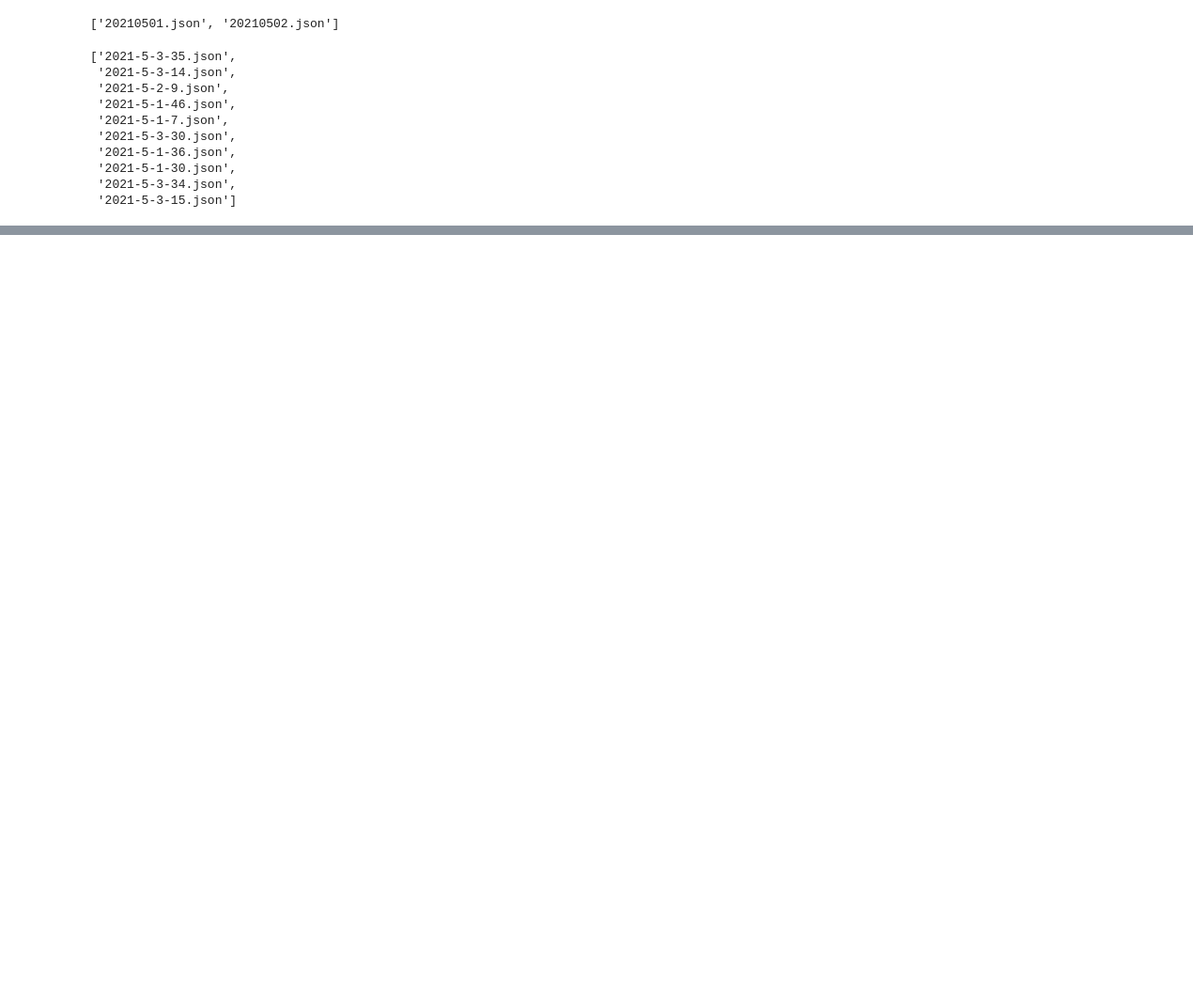
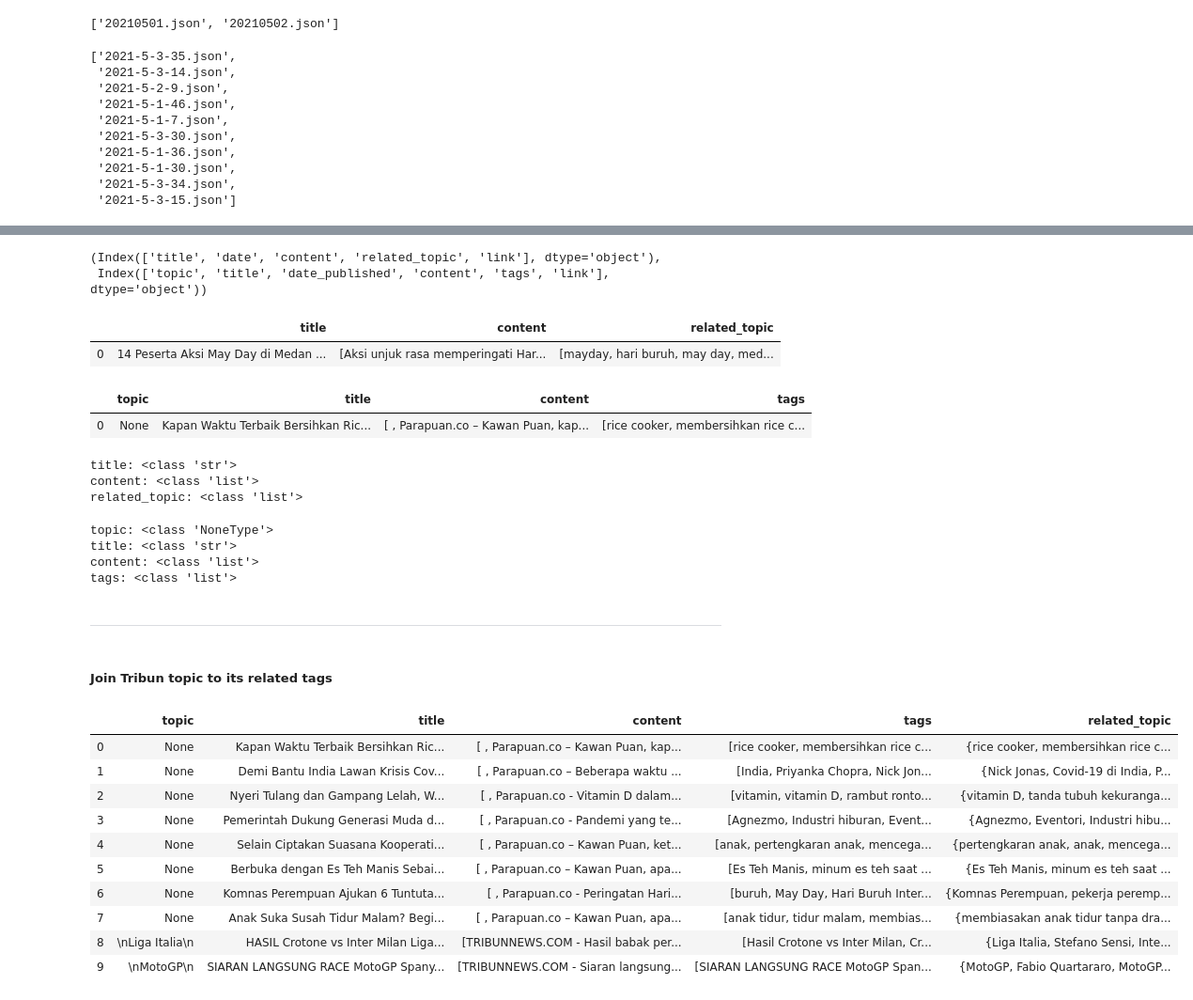
Before and after one commit to vioxcd-archive/cleaning-cnn-and-tribunnews, a Jupyter notebook: Cleaning.ipynb, the cells around one changed output, grey strips where cells are left out. Shown at 94% size. Cells and saved outputs as stored; diff of their text form; code cells hidden in the pictures; blank space fills up the shorter version.

```diff
--- a/Cleaning.ipynb
+++ b/Cleaning.ipynb
@@ -62,0 +68,61 @@ tribun.head(10)
+# %%
+# check which columns to drop
+cnn.columns, tribun.columns
+# %% [output]
+(Index(['title', 'date', 'content', 'related_topic', 'link'], dtype='object'),
+ Index(['topic', 'title', 'date_published', 'content', 'tags', 'link'], dtype='object'))
+# %%
+# drop columns
+cnn.drop(columns=['date', 'link'], inplace=True)
+tribun.drop(columns=['date_published', 'link'], inplace=True)
+# %%
+cnn.head(1)
+# %% [output]
+|  | title | content | related_topic |
+| 0 | 14 Peserta Aksi May Day di Medan ... | [Aksi unjuk rasa memperingati Har... | [mayday, hari buruh, may day, med... |
+# %%
+tribun.head(1)
+# %% [output]
+|  | topic | title | content | tags |
+| 0 | None | Kapan Waktu Terbaik Bersihkan Ric... | [ , Parapuan.co – Kawan Puan, kap... | [rice cooker, membersihkan rice c... |
+# %%
+# check dtypes before combining columns
+for s in cnn.columns:
+    print(f'{s}: {type(cnn[s][0])}')
+# %% [output]
+title: <class 'str'>
+content: <class 'list'>
+related_topic: <class 'list'>
+# %%
+for s in tribun.columns:
+    print(f'{s}: {type(tribun[s][0])}')
+# %% [output]
+topic: <class 'NoneType'>
+title: <class 'str'>
+content: <class 'list'>
+tags: <class 'list'>
+# %% [markdown]
+---
+# %% [markdown]
+##### Join Tribun topic to its related tags
+# %%
+def join_topic_and_tag(row):
+    if row['topic']:
+        row['tags'].append(row['topic'].strip())
+
+    return set(row['tags'])
+
+tribun['related_topic'] = tribun[['topic', 'tags']].apply(join_topic_and_tag, axis=1)
+tribun.head(10)
+# %% [output]
+|  | topic | title | content | tags | related_topic |
+| 0 | None | Kapan Waktu Terbaik Bersihkan Ric... | [ , Parapuan.co – Kawan Puan, kap... | [rice cooker, membersihkan rice c... | {rice cooker, membersihkan rice c... |
+| 1 | None | Demi Bantu India Lawan Krisis Cov... | [ , Parapuan.co – Beberapa waktu ... | [India, Priyanka Chopra, Nick Jon... | {Nick Jonas, Covid-19 di India, P... |
+| 2 | None | Nyeri Tulang dan Gampang Lelah, W... | [ , Parapuan.co - Vitamin D dalam... | [vitamin, vitamin D, rambut ronto... | {vitamin D, tanda tubuh kekuranga... |
+| 3 | None | Pemerintah Dukung Generasi Muda d... | [ , Parapuan.co - Pandemi yang te... | [Agnezmo, Industri hiburan, Event... | {Agnezmo, Eventori, Industri hibu... |
+| 4 | None | Selain Ciptakan Suasana Kooperati... | [ , Parapuan.co – Kawan Puan, ket... | [anak, pertengkaran anak, mencega... | {pertengkaran anak, anak, mencega... |
+| 5 | None | Berbuka dengan Es Teh Manis Sebai... | [ , Parapuan.co – Kawan Puan, apa... | [Es Teh Manis, minum es teh saat ... | {Es Teh Manis, minum es teh saat ... |
+| 6 | None | Komnas Perempuan Ajukan 6 Tuntuta... | [ , Parapuan.co - Peringatan Hari... | [buruh, May Day, Hari Buruh Inter... | {Komnas Perempuan, pekerja peremp... |
+| 7 | None | Anak Suka Susah Tidur Malam? Begi... | [ , Parapuan.co – Kawan Puan, apa... | [anak tidur, tidur malam, membias... | {membiasakan anak tidur tanpa dra... |
+| 8 | \nLiga Italia\n | HASIL Crotone vs Inter Milan Liga... | [TRIBUNNEWS.COM - Hasil babak per... | [Hasil Crotone vs Inter Milan, Cr... | {Liga Italia, Stefano Sensi, Inte... |
+| 9 | \nMotoGP\n | SIARAN LANGSUNG RACE MotoGP Spany... | [TRIBUNNEWS.COM - Siaran langsung... | [SIARAN LANGSUNG RACE MotoGP Span... | {MotoGP, Fabio Quartararo, MotoGP... |
```
Also changed, not shown: parts of 17 cells of this notebook.
